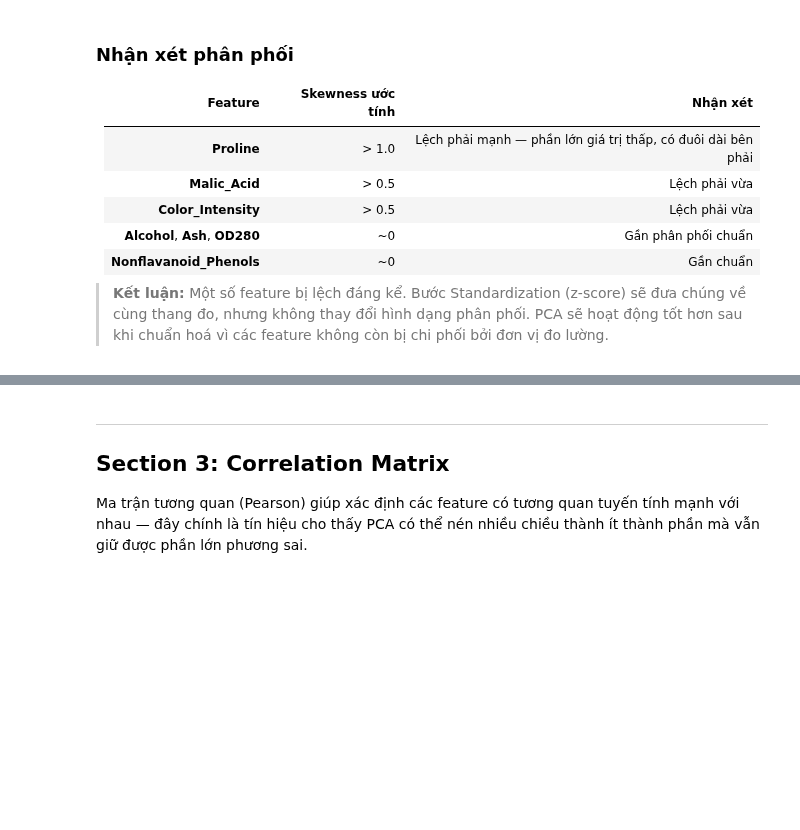
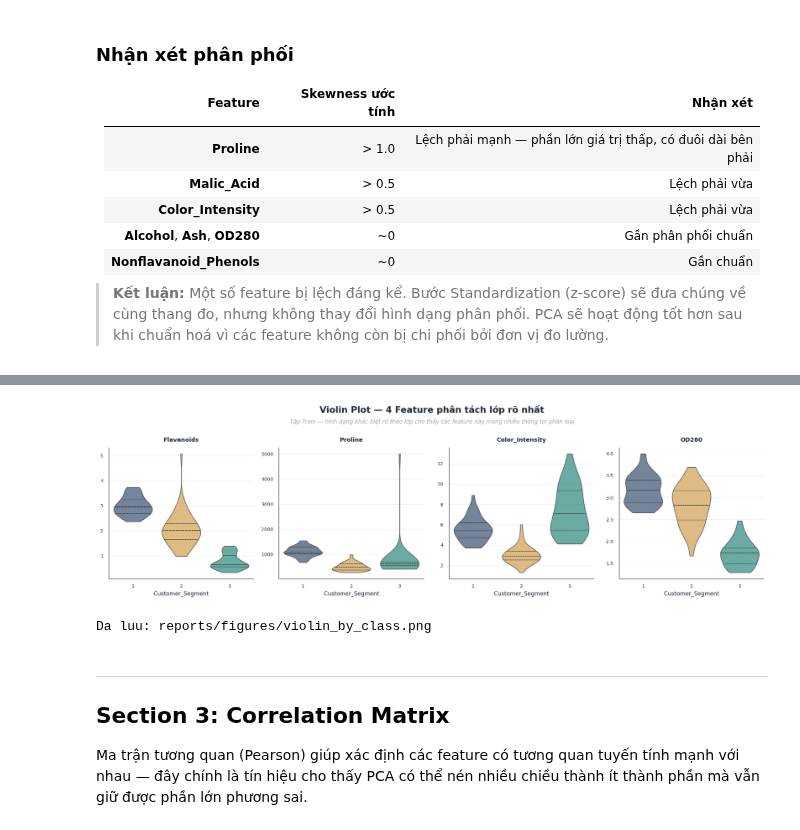
Before and after one commit to phannhattai1105/Wine, a Jupyter notebook: notebooks/02_eda_preprocessing.ipynb, the cells around one changed output, grey strips where cells are left out. Saved outputs shown, nothing was run; the diff lists cells and outputs as text; code cells hidden in the pictures; blank space fills up the shorter version.

```diff
--- a/notebooks/02_eda_preprocessing.ipynb
+++ b/notebooks/02_eda_preprocessing.ipynb
@@ -365,3 +405,31 @@ Da luu: reports/figures/histogram_features.png
+# %%
+VIOLIN_COLS = ['Flavanoids', 'Proline', 'Color_Intensity', 'OD280']
+
+plot_df = train_df.copy()
+plot_df[target_col] = plot_df[target_col].astype(str)
+class_order = ['1', '2', '3']
+
+fig, axes = plt.subplots(1, len(VIOLIN_COLS), figsize=(16, 4.8))
+for ax, col in zip(axes, VIOLIN_COLS):
+    sns.violinplot(data=plot_df, x=target_col, y=col, ax=ax, order=class_order,
+                    palette={str(k): v for k, v in CLASS_PALETTE.items()},
+                    inner='quartile', linewidth=1.1, cut=0)
+    for pc in ax.collections:
+        pc.set_alpha(0.75)
+    ax.set_title(col, fontsize=10, fontweight='semibold', color=PALETTE["ink"])
+    ax.set_xlabel('Customer_Segment')
+    ax.set_ylabel('')
+    style_axes(ax)
+
+plt.tight_layout(rect=[0, 0, 1, 0.86])
+fig_title(fig, 'Violin Plot — 4 Feature phân tách lớp rõ nhất',
+          'Tập Train — hình dạng khác biệt rõ theo lớp cho thấy các feature này mang nhiều thông tin phân loại', y=0.98)
+plt.savefig(FIGURES_DIR / 'violin_by_class.png', bbox_inches='tight')
+plt.show()
+print('Da luu: reports/figures/violin_by_class.png')
+# %% [output]
+[figure, added]
+Da luu: reports/figures/violin_by_class.png
 # %% [markdown]
 ---
 ## Section 3: Correlation Matrix
```
Also changed, not shown: parts of 13 cells of this notebook, 15 other files.
